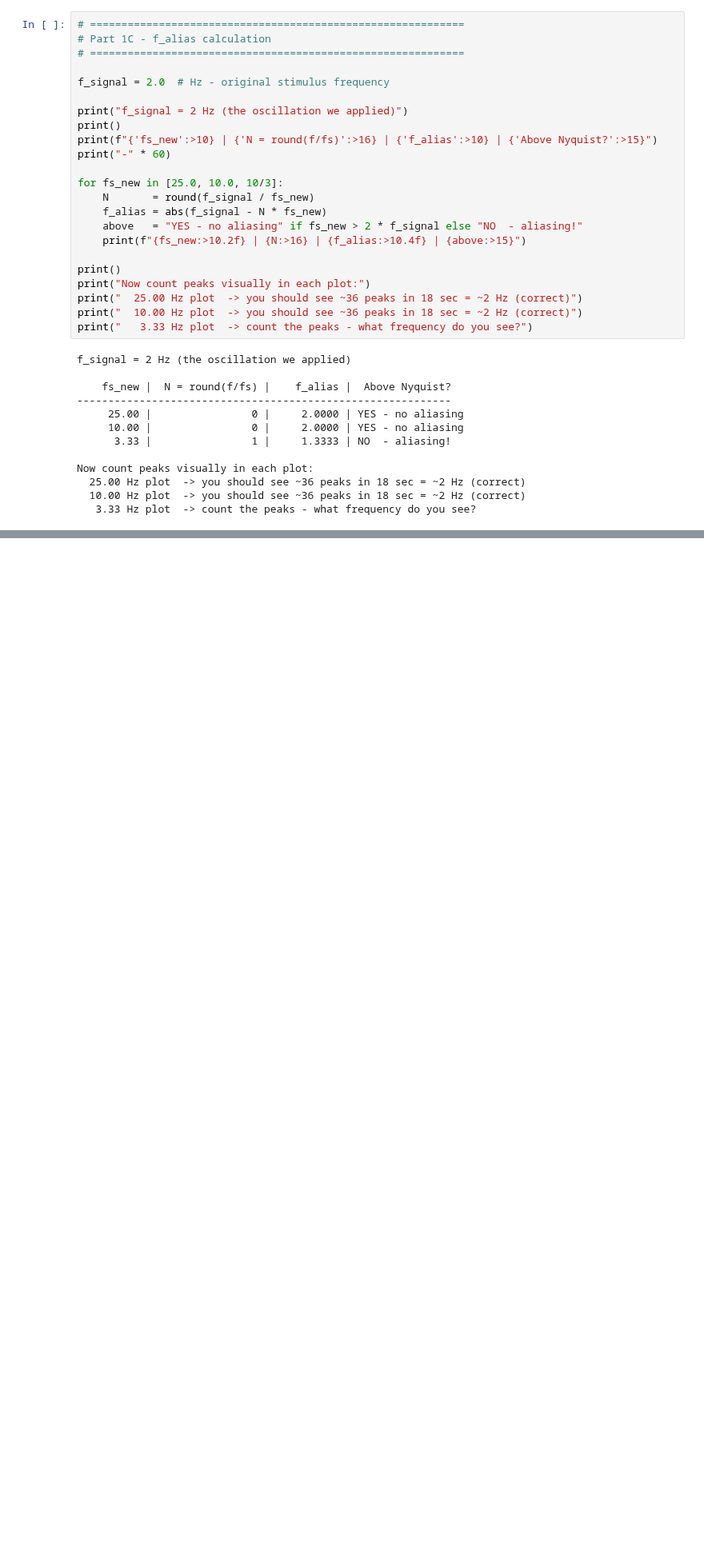
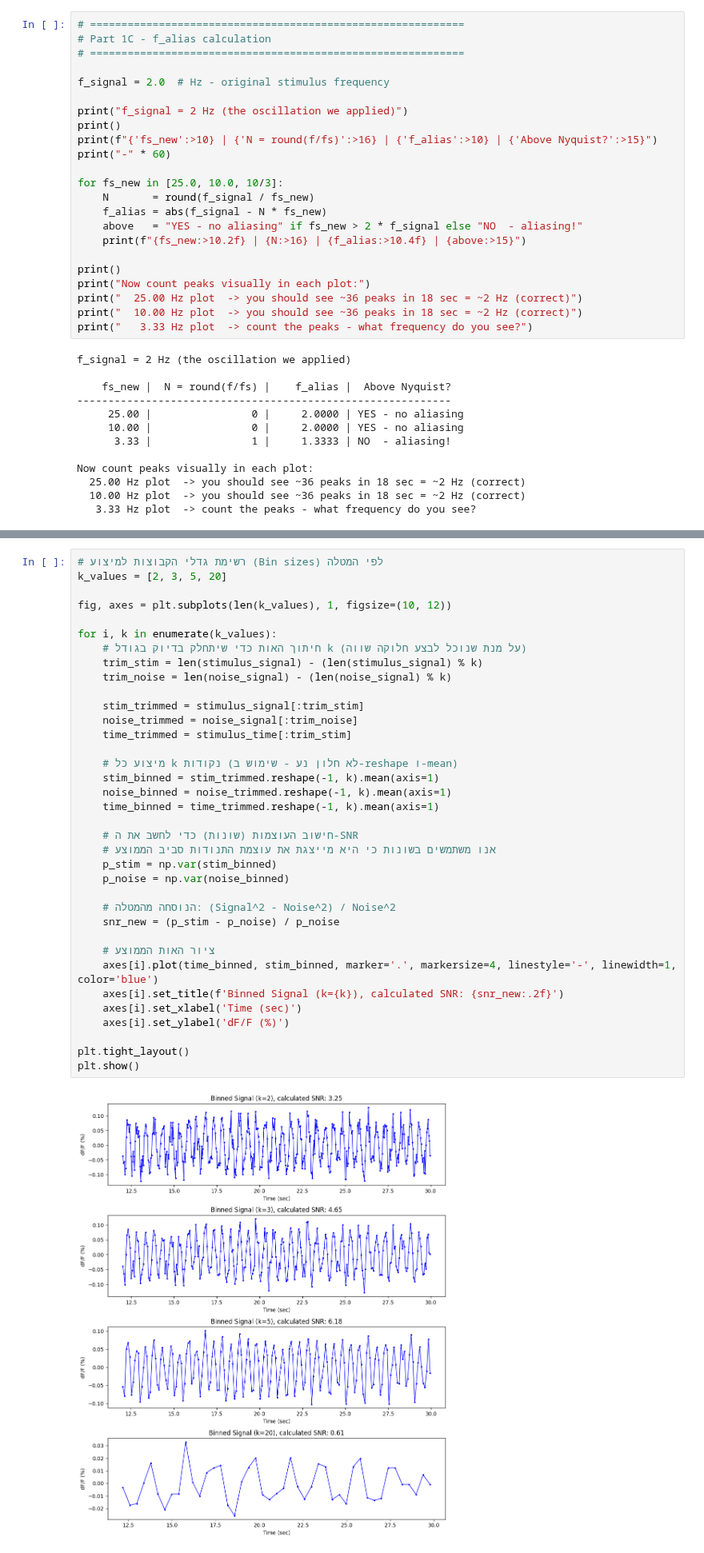
Before and after one commit to Royc4515/Project1_SignalProcessing, a Jupyter notebook: Project1_SignalProcessing.ipynb, the cells around one changed output, grey strips where cells are left out. Shown at 80% size. Drawn from its saved outputs; the diff is of its cells as text; blank space fills up the shorter version.

```diff
--- a/Project1_SignalProcessing.ipynb
+++ b/Project1_SignalProcessing.ipynb
@@ -184,0 +291,38 @@ plt.show()
+# %%
+# רשימת גדלי הקבוצות למיצוע (Bin sizes) לפי המטלה
+k_values = [2, 3, 5, 20]
+
+fig, axes = plt.subplots(len(k_values), 1, figsize=(10, 12))
+
+for i, k in enumerate(k_values):
+    # חיתוך האות כדי שיתחלק בדיוק בגודל k (על מנת שנוכל לבצע חלוקה שווה)
+    trim_stim = len(stimulus_signal) - (len(stimulus_signal) % k)
+    trim_noise = len(noise_signal) - (len(noise_signal) % k)
+
+    stim_trimmed = stimulus_signal[:trim_stim]
+    noise_trimmed = noise_signal[:trim_noise]
+    time_trimmed = stimulus_time[:trim_stim]
+
+    # מיצוע כל k נקודות (לא חלון נע - שימוש ב-reshape ו-mean)
+    stim_binned = stim_trimmed.reshape(-1, k).mean(axis=1)
+    noise_binned = noise_trimmed.reshape(-1, k).mean(axis=1)
+    time_binned = time_trimmed.reshape(-1, k).mean(axis=1)
+
+    # חישוב העוצמות (שונות) כדי לחשב את ה-SNR
+    # אנו משתמשים בשונות כי היא מייצגת את עוצמת התנודות סביב הממוצע
+    p_stim = np.var(stim_binned)
+    p_noise = np.var(noise_binned)
+
+    # הנוסחה מהמטלה: (Signal^2 - Noise^2) / Noise^2
+    snr_new = (p_stim - p_noise) / p_noise
+
+    # ציור האות הממוצע
+    axes[i].plot(time_binned, stim_binned, marker='.', markersize=4, linestyle='-', linewidth=1, color='blue')
+    axes[i].set_title(f'Binned Signal (k={k}), calculated SNR: {snr_new:.2f}')
+    axes[i].set_xlabel('Time (sec)')
+    axes[i].set_ylabel('dF/F (%)')
+
+plt.tight_layout()
+plt.show()
+# %% [output]
+[figure, added]
```
Also changed, not shown: parts of 10 cells of this notebook.
